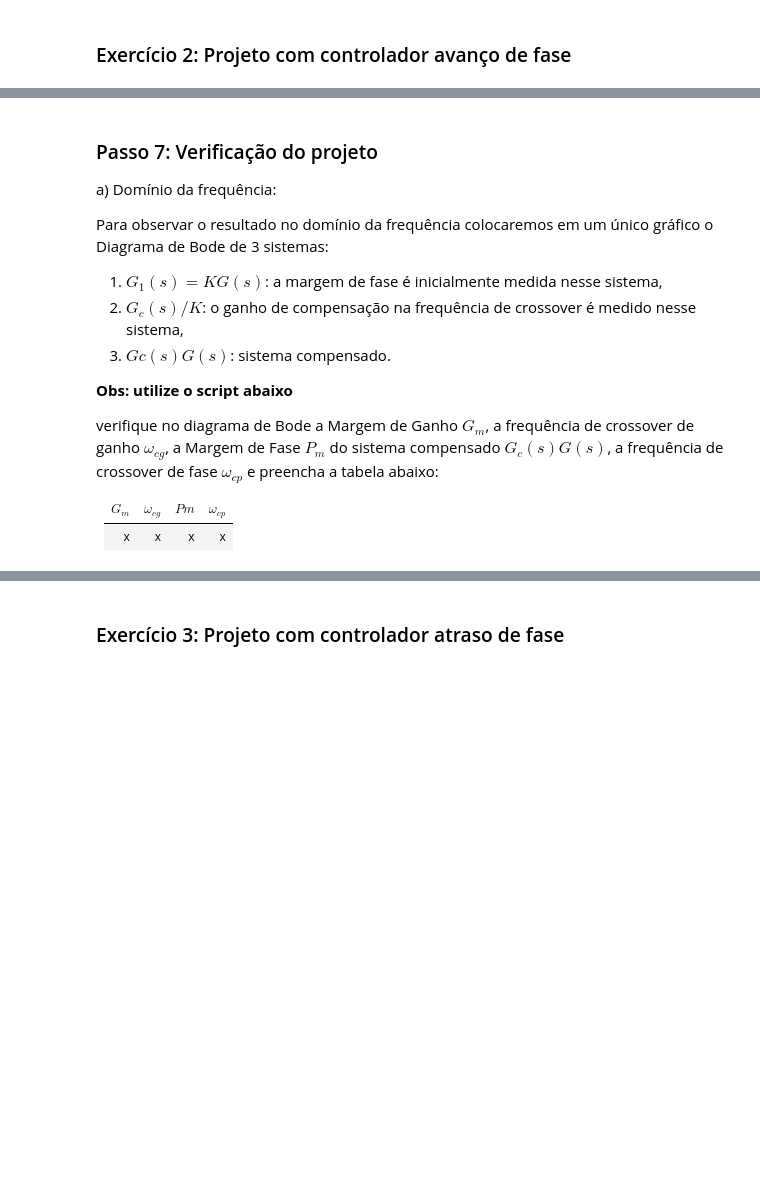
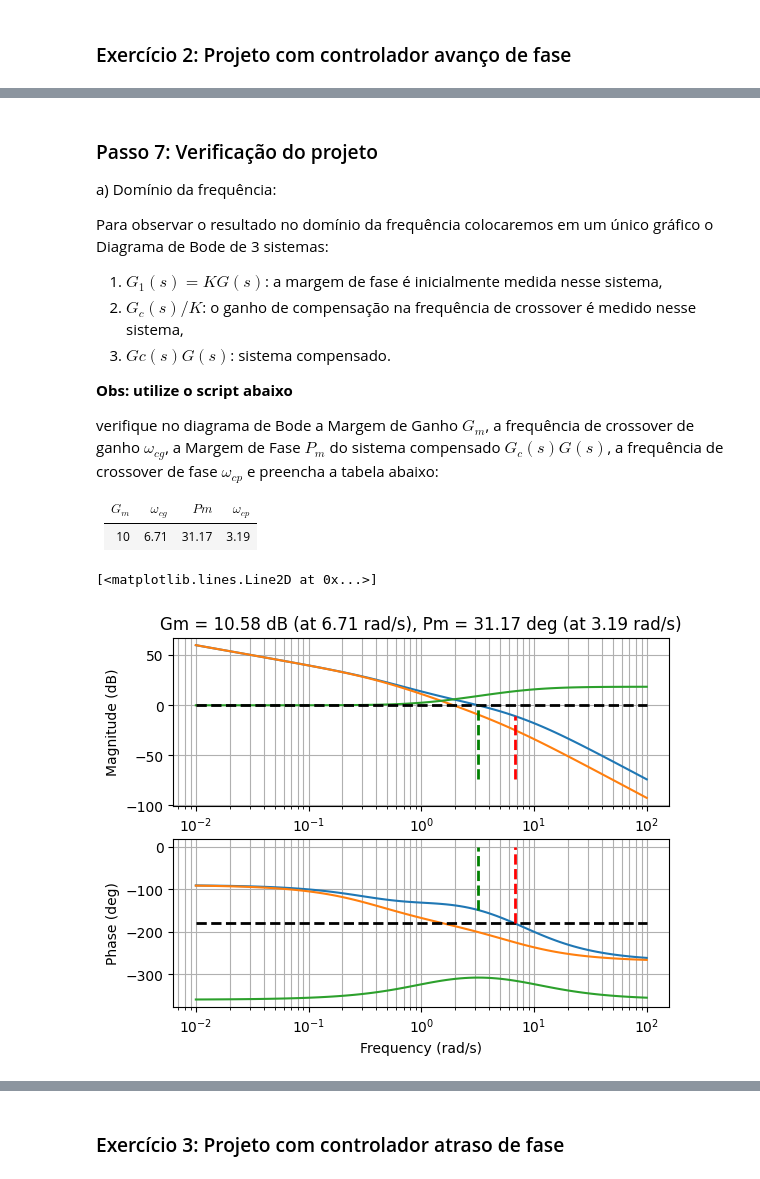
Before and after one commit to Night2077/LAB5, a Jupyter notebook: PMR3404_Exp5V2026.ipynb, the cells around one changed output, grey strips where cells are left out. Drawn from its saved outputs; the diff is of its cells as text; code cells hidden in the pictures; blank space fills up the shorter version.

```diff
--- a/PMR3404_Exp5V2026.ipynb
+++ b/PMR3404_Exp5V2026.ipynb
@@ -316,7 +318,7 @@ $$
 **Obs: utilize o script abaixo.**
 # %%
 import numpy as np
-phim =          # insira o valor do angulo aqui, unidade em graus
+phim = 52         # insira o valor do angulo aqui, unidade em graus
 # funcao seno so admite angulo em rad
 senophim = np.sin(np.radians(phim))
 alpha = (1-senophim)/(1+senophim)
@@ -371,7 +375,7 @@ $$
 # %%
 # a variavel alpha deve estar definida na celula acima
 # coloque aqui o valor escolhido
-omegac =
+omegac = 3.20
 T=1/round(np.sqrt(alpha)*omegac,2)
 print("1/T = ",1/T)
 print("1/(alpha T) = ",round(omegac/np.sqrt(alpha),2))
@@ -406,7 +422,7 @@ verifique no diagrama de Bode a Margem de Ganho $G_m$, a frequência de crossove
 
 |$G_m$ | $\omega_{cg}$ | $Pm$ | $\omega_{cp}$ |
 |:--|:--|:--|:--|
-| x | x | x | x |
+| 10 | 6.71 | 31.17 | 3.19 |
 # %%
 # inline para graficos sem interacao
 # qt para grafico em janela separada com interacao (melhora visualizacao)
@@ -436,7 +452,7 @@ omega = np.logspace(fi,ff,num=100,base=10)
 # Utiliza a funcao bode mas sem display grafico
 # Aproveita informacoes de modulo, fase
 # a escala omega e' imposta
-mag,phase,omega1 = co.bode(openloop,omega,dB=True,Plot=False)
+mag,phase,omega1 = co.bode(openloop,omega,dB=True,plot=False)
 # Converte para dB e graus
 magdB = 20*np.log10(mag)
 phase_deg = phase*180.0/np.pi
@@ -450,46 +466,49 @@ GmdB = 20*np.log10(Gm)
 #
 # Diagrama de Bode de G1
 #
-magg1,phaseg1,omega1 = co.bode(G1,omega,dB=True,Plot=False)
+magg1,phaseg1,omega1 = co.bode(G1,omega,dB=True,plot=False)
 # Converte para dB e graus
 magg1dB = 20*np.log10(magg1)
 phaseg1_deg = phaseg1*180.0/np.pi
 #
 # Diagrama de Bode de Gc(s)/K
 #
-maggck,phasegck,omega1 = co.bode(Gck,omega,dB=True,Plot=False)
+maggck,phasegck,omega1 = co.bode(Gck,omega,dB=True,plot=False)
 # Converte para dB e graus
 maggckdB = 20*np.log10(maggck)
 phasegck_deg = phasegck*180.0/np.pi
 #
 # Coloca tudo no grafico
 # G1(s), Gc(s)/K, Gc(s)G(s)
 #
 f, (ax1,ax2) = plt.subplots(2,1)
 ax1.semilogx(omega,magdB,omega,magg1dB,omega,maggckdB)
 ax1.grid(which="both")
 ax1.set_xlabel('Frequency (rad/s)')
 ax1.set_ylabel('Magnitude (dB)')
 ax2.semilogx(omega,phase_deg,omega,phaseg1_deg,omega,phasegck_deg)
 ax2.grid(which="both")
 ax2.set_xlabel('Frequency (rad/s)')
 ax2.set_ylabel('Phase (deg)')
 ax1.set_title('Gm = '+str(np.round(GmdB,2))+' dB (at '+str(np.round(Wcg,2))+' rad/s), Pm = '+str(np.round(Pm,2))+' deg (at '+str(np.round(Wcp,2))+' rad/s)')
 #
 # linhas auxiliares no grafico
 #
 ###Plot the zero dB line
 ax1.plot(omega,0*omega,'k--',linewidth=2)
 ###Plot the -180 deg lin
 ax2.plot(omega,-180+0*omega,'k--',linewidth=2)
 ##Plot the vertical line from -180 to 0 at Wcg
 ax2.plot([Wcg,Wcg],[-180,0],'r--',linewidth=2)
 ##Plot the vertical line from -180+Pm to 0 at Wcp
 ax2.plot([Wcp,Wcp],[-180+Pm,0],'g--',linewidth=2)
 ##Plot the vertical line from min(magdB) to 0-GmdB at Wcg
 ax1.plot([Wcg,Wcg],[np.min(magdB),0-GmdB],'r--',linewidth=2)
 ##Plot the vertical line from min(magdB) to 0db at Wcp
 ax1.plot([Wcp,Wcp],[np.min(magdB),0],'g--',linewidth=2)
+# %% [output]
+[<matplotlib.lines.Line2D at 0x...>]
+[figure, added]
 # %% [markdown]
 ### Continuação passo 7:
 
```
Also changed, not shown: parts of 18 cells of this notebook.
